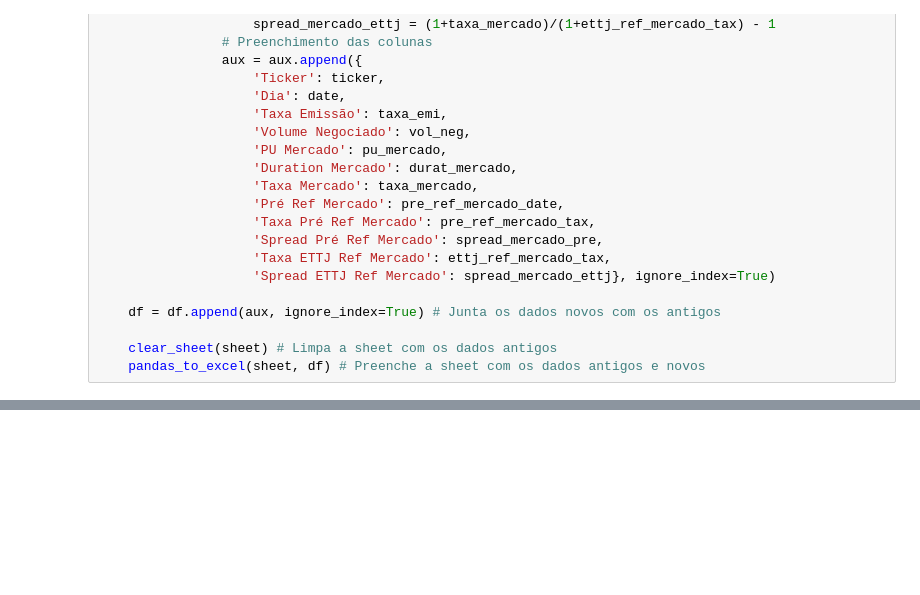
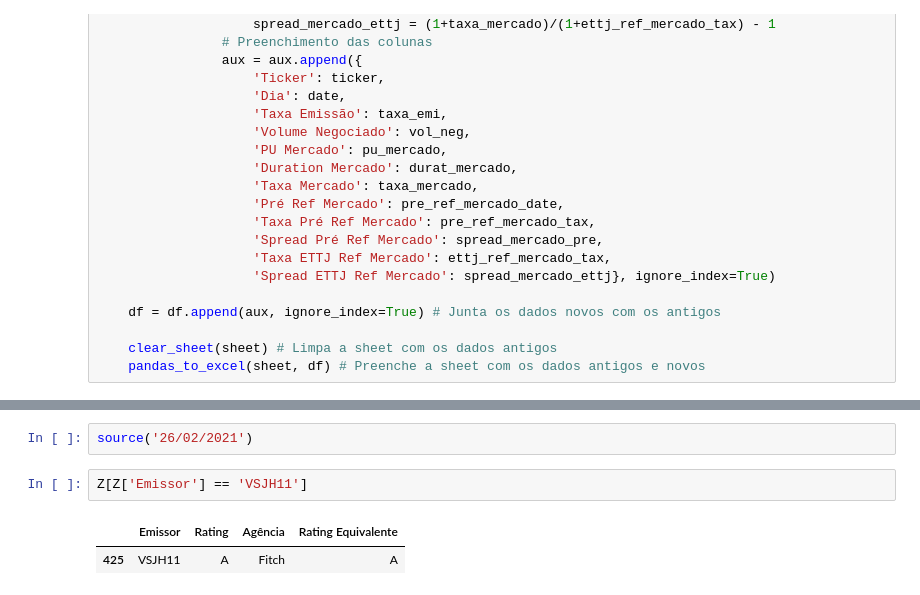
Before and after one commit to igoramdias/KineaChallenge, a Jupyter notebook: help.ipynb, the cells around one changed output, grey strips where cells are left out. Drawn from its saved outputs; the diff is of its cells as text; blank space fills up the shorter version.

```diff
--- a/help.ipynb
+++ b/help.ipynb
@@ -757,0 +978,7 @@ def wis_pct_cdi_mercado() -> None:
+# %%
+source('26/02/2021')
+# %%
+Z[Z['Emissor'] == 'VSJH11']
+# %% [output]
+|  | Emissor | Rating | Agência | Rating Equivalente |
+| 425 | VSJH11 | A | Fitch | A |
```
Also changed, not shown: parts of 2 cells of this notebook, 3 other files.
